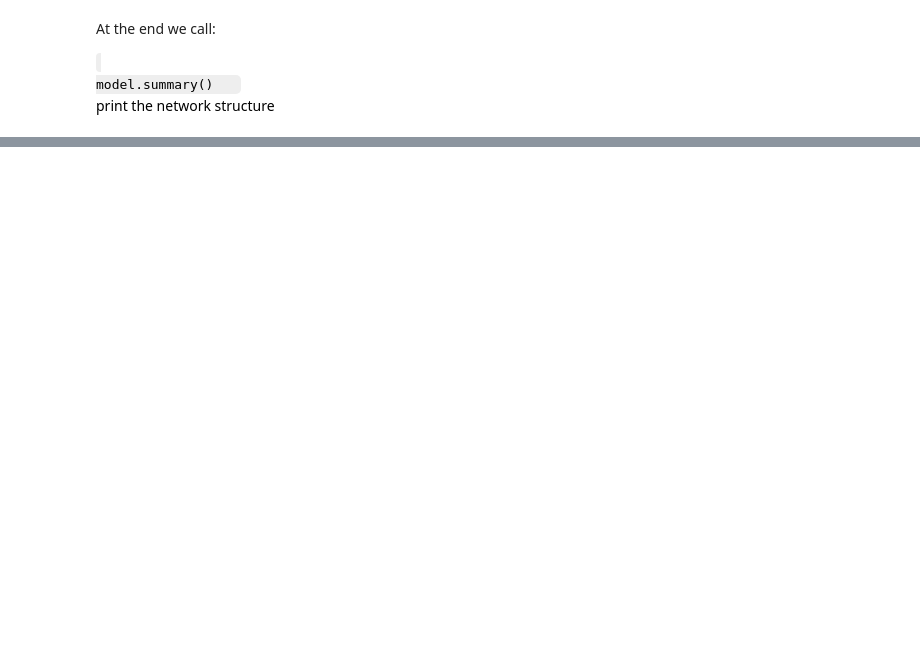
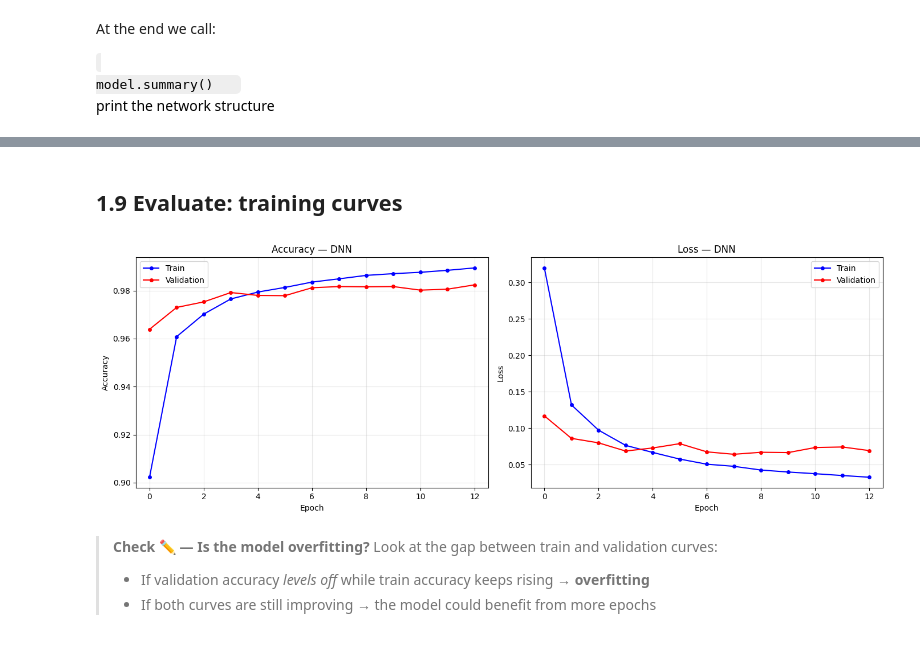
Before and after one commit to Trivial137/MachineLearning-KISD-2026, a Jupyter notebook: lecture4.ipynb, the cells around one changed output, grey strips where cells are left out. Saved outputs shown, nothing was run; the diff lists cells and outputs as text; code cells hidden in the pictures; blank space fills up the shorter version.

```diff
--- a/lecture4.ipynb
+++ b/lecture4.ipynb
@@ -851,0 +378,17 @@ Geoff Hinton has said that he was inspired\, among other things\, by a fraud pre
+# %%
+dnn_model.compile(
+    loss='categorical_crossentropy',
+    optimizer=Adam(),
+    metrics=['accuracy']
+)
+
+early_stop = EarlyStopping(monitor='val_loss', patience=5, restore_best_weights=True)
+
+dnn_history = dnn_model.fit(
+    x_train, y_train,
+    batch_size=BATCH_SIZE,
+    epochs=EPOCHS,
+    validation_data=(x_test, y_test),
+    callbacks=[early_stop],
+    verbose=1
+)
@@ -851,0 +413,30 @@ Geoff Hinton has said that he was inspired\, among other things\, by a fraud pre
+# %% [markdown]
+## 1.9  Evaluate: training curves
+# %%
+def plot_history(hist, title_suffix=''):
+    fig, (ax1, ax2) = plt.subplots(1, 2, figsize=(14, 5))
+    n = len(hist.history['loss'])
+
+    ax1.plot(hist.history['accuracy'],     'b-o', ms=4, label='Train')
+    ax1.plot(hist.history['val_accuracy'], 'r-o', ms=4, label='Validation')
+    ax1.set(xlabel='Epoch', ylabel='Accuracy', title=f'Accuracy {title_suffix}',
+            xlim=[-0.5, n-0.5])
+    ax1.legend(); ax1.grid(alpha=0.3)
+
+    ax2.plot(hist.history['loss'],     'b-o', ms=4, label='Train')
+    ax2.plot(hist.history['val_loss'], 'r-o', ms=4, label='Validation')
+    ax2.set(xlabel='Epoch', ylabel='Loss', title=f'Loss {title_suffix}',
+            xlim=[-0.5, n-0.5])
+    ax2.legend(); ax2.grid(alpha=0.3)
+
+    plt.tight_layout()
+    plt.show()
+
+plot_history(dnn_history, '— DNN')
+# %% [output]
+[figure, added]
+# %% [markdown]
+> **Check ✏️ — Is the model overfitting?**
+> Look at the gap between train and validation curves:
+> - If validation accuracy *levels off* while train accuracy keeps rising → **overfitting**
+> - If both curves are still improving → the model could benefit from more epochs
```
Also changed, not shown: parts of 256 cells of this notebook.
